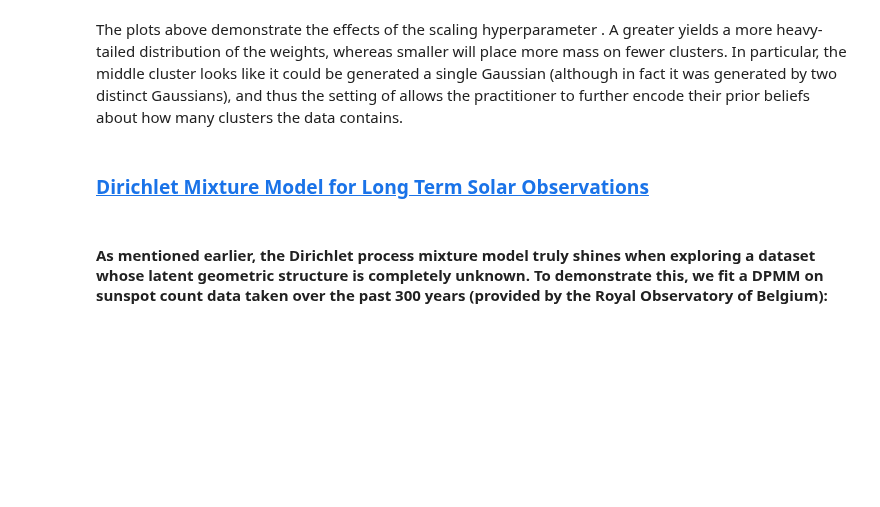
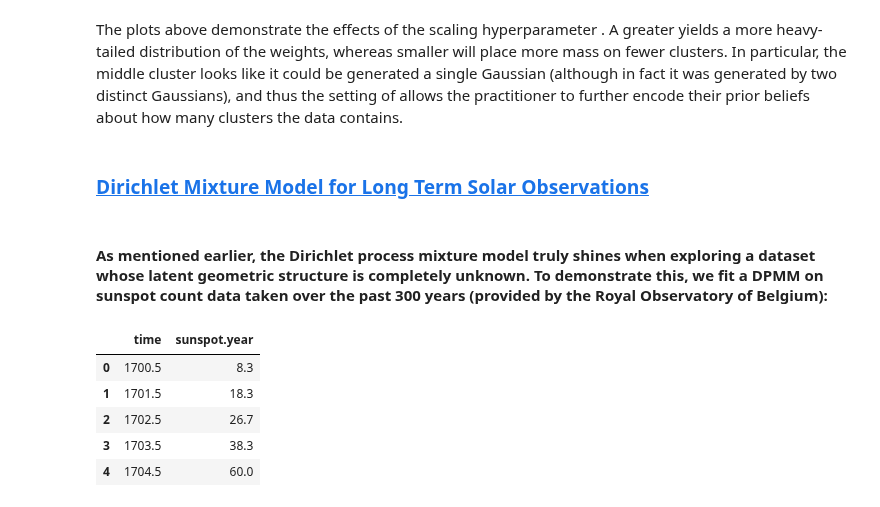
Before and after one commit to drclab/GP_VAE, a Jupyter notebook: drclab/Pyro/svi_DPM.ipynb, the cells around one changed output. Drawn from its saved outputs; the diff is of its cells as text; code cells hidden in the pictures; blank space fills up the shorter version.

```diff
--- a/drclab/Pyro/svi_DPM.ipynb
+++ b/drclab/Pyro/svi_DPM.ipynb
@@ -152,0 +157,9 @@ The plots above demonstrate the effects of the scaling hyperparameter . A greate
+# %%
+df.head()
+# %% [output]
+|  | time | sunspot.year |
+| 0 | 1700.5 | 8.3 |
+| 1 | 1701.5 | 18.3 |
+| 2 | 1702.5 | 26.7 |
+| 3 | 1703.5 | 38.3 |
+| 4 | 1704.5 | 60.0 |
```
Also changed, not shown: parts of 6 cells of this notebook.
